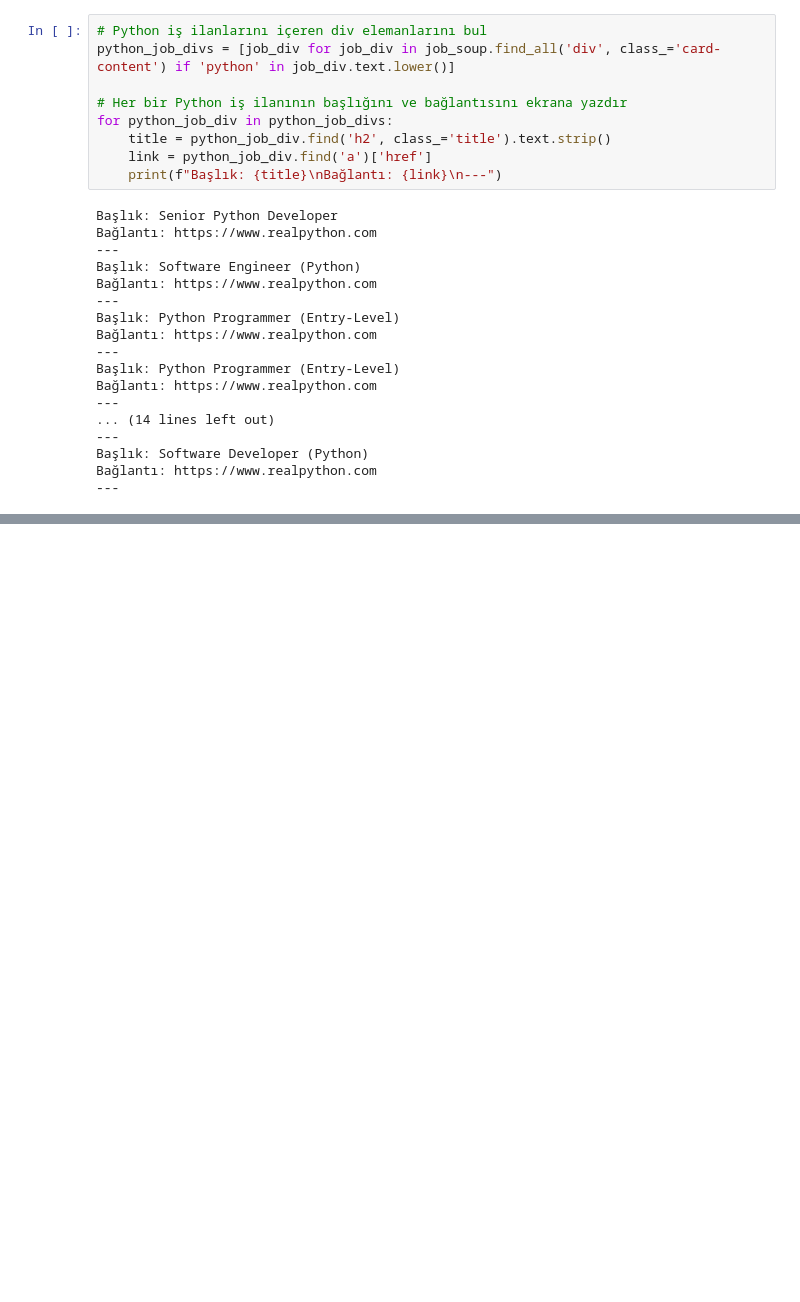
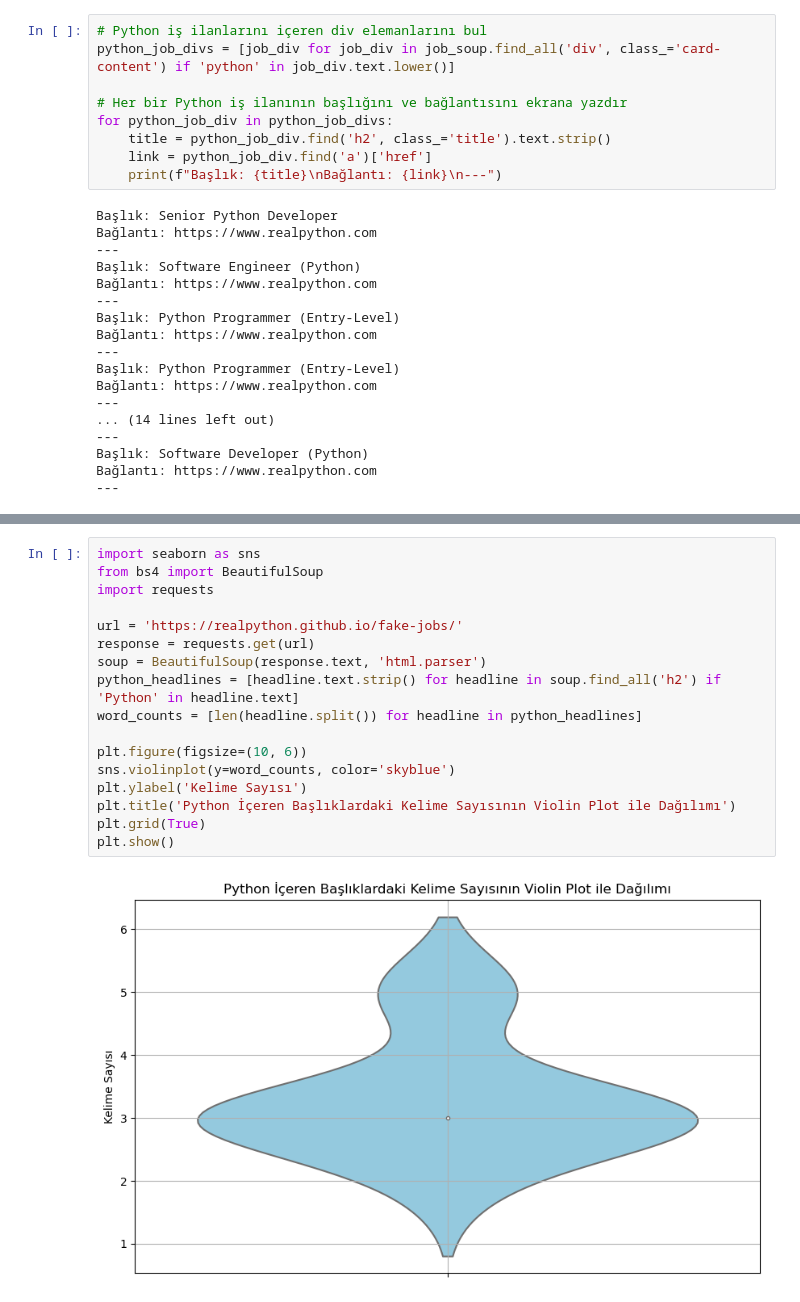
Before and after one commit to yldrmgaye/gayesu, a Jupyter notebook: 4-week-studies-1.ipynb, the cells around one changed output, grey strips where cells are left out. Cells and saved outputs as stored; diff of their text form; blank space fills up the shorter version.

```diff
--- a/4-week-studies-1.ipynb
+++ b/4-week-studies-1.ipynb
@@ -163,0 +210,19 @@ Bağlantı: https://www.realpython.com
+# %%
+import seaborn as sns
+from bs4 import BeautifulSoup
+import requests
+
+url = 'https://realpython.github.io/fake-jobs/'
+response = requests.get(url)
+soup = BeautifulSoup(response.text, 'html.parser')
+python_headlines = [headline.text.strip() for headline in soup.find_all('h2') if 'Python' in headline.text]
+word_counts = [len(headline.split()) for headline in python_headlines]
+
+plt.figure(figsize=(10, 6))
+sns.violinplot(y=word_counts, color='skyblue')
+plt.ylabel('Kelime Sayısı')
+plt.title('Python İçeren Başlıklardaki Kelime Sayısının Violin Plot ile Dağılımı')
+plt.grid(True)
+plt.show()
+# %% [output]
+[figure, added]
```
Also changed, not shown: parts of 6 cells of this notebook.
